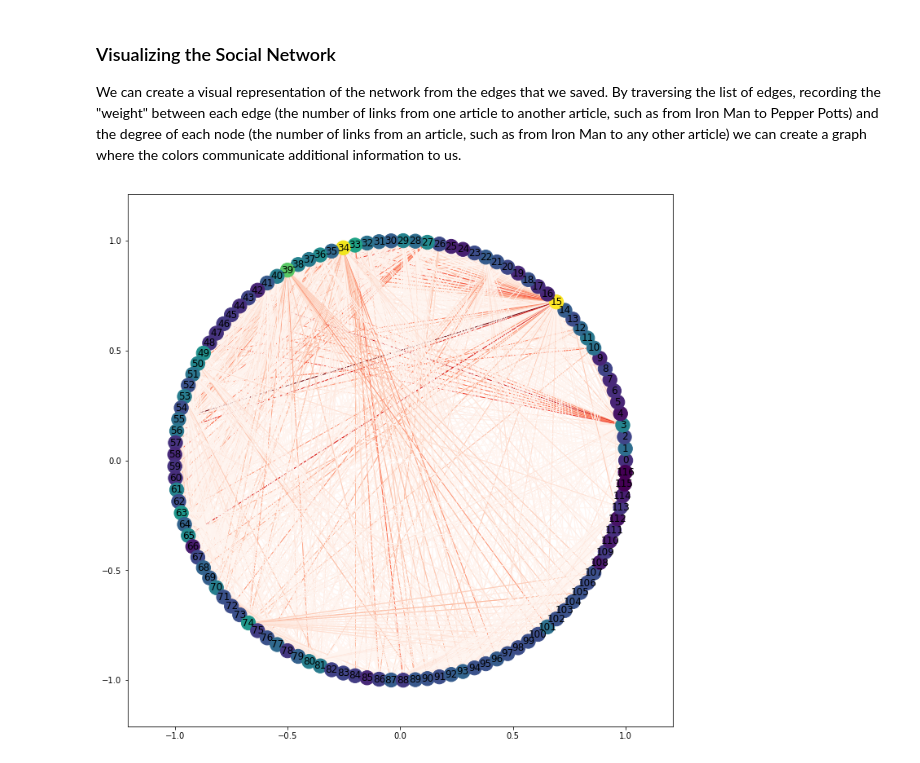
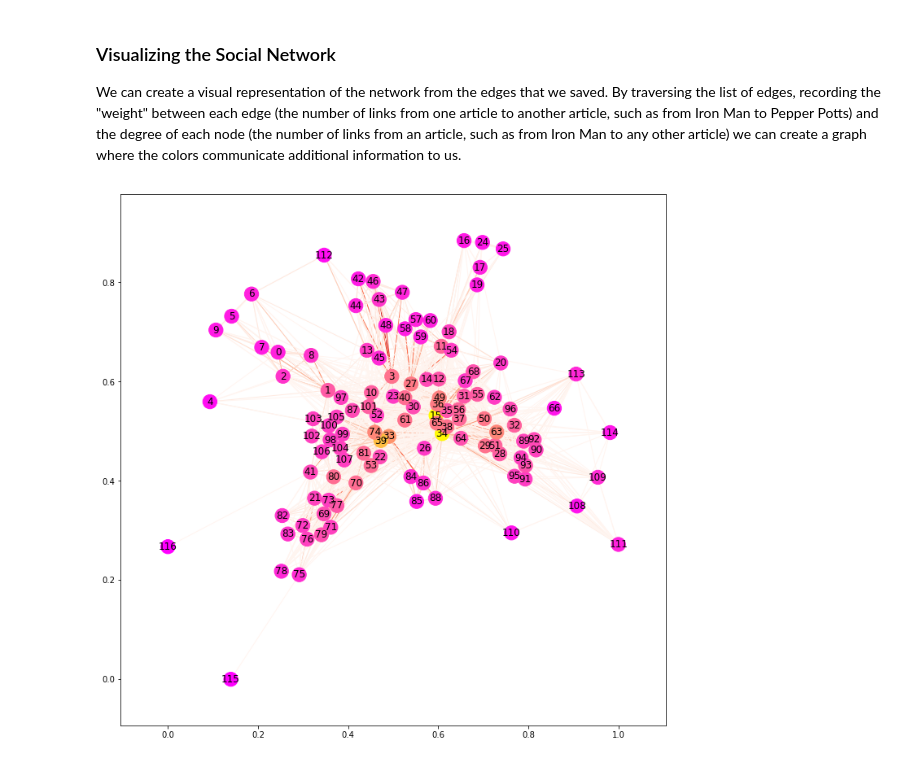
Before and after one commit to jchuahtacc/SuperheroSocialNetworking, a Jupyter notebook: Superhero Social Networking.ipynb, the cells around one changed output. Cells and saved outputs as stored; diff of their text form; code cells hidden in the pictures.

Commit message:
Corrected node and edge weighting, changed color maps

```diff
--- a/Superhero Social Networking.ipynb
+++ b/Superhero Social Networking.ipynb
@@ -326,33 +326,33 @@ for row in range(0, length):
             degree = degree + 1
 
 weights = [ d["weight"] for (u, v, d) in graph.edges(data=True)]
 degrees = nx.degree(graph).values()
 
-node_color_map = None
+node_color_map = plt.cm.spring
 edge_color_map = plt.cm.Reds
 
 if not len(weights):
     weights = 'k'
 
 if not len(degrees):
     sizes = 300
 
 if len(degrees):
     vmin = min(degrees)
     vmax = max(degrees)
 else:
     vmin = 0
     vmax = 0
 
 if len(weights):
     edge_vmin = min(weights)
     edge_vmax = max(weights)
 else:
     edge_vmin = 0
     edge_vmax = 0
 
 plt.figure(1, figsize=(12, 12))
-nx.draw_networkx(graph, pos = nx.circular_layout(graph), vmin=vmin, vmax=vmax, with_labels=True,edge_color=weights, node_color=degrees, edge_vmin=edge_vmin, edge_vmax=edge_vmax, edge_cmap=edge_color_map, cmap=node_color_map, arrows=False)
+nx.draw_networkx(graph, vmin=vmin, vmax=vmax, with_labels=True,edge_color=weights, node_color=degrees, edge_vmin=edge_vmin, edge_vmax=edge_vmax, edge_cmap=edge_color_map, cmap=node_color_map, arrows=False)
 plt.show()
 # %% [output]
-[figure, old version]
+[figure, new version]
```
Also changed, not shown: parts of 7 cells of this notebook, 1 other file.
